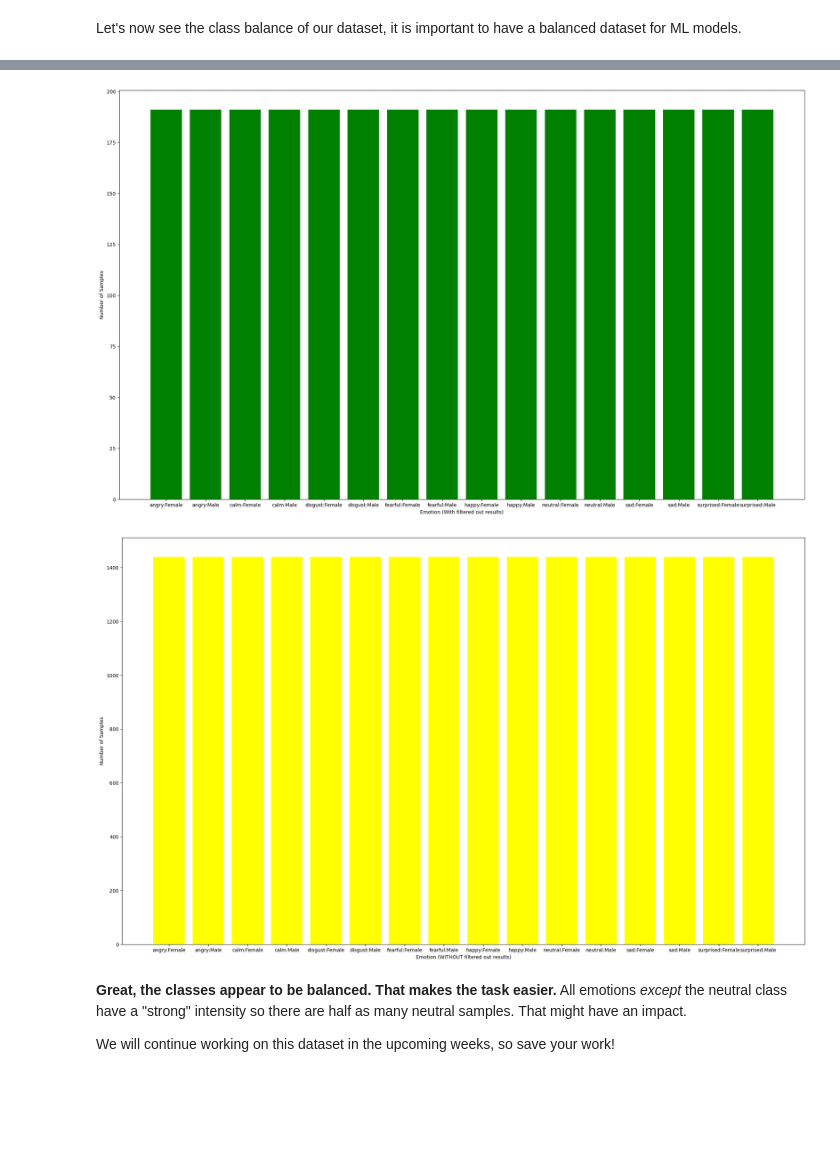
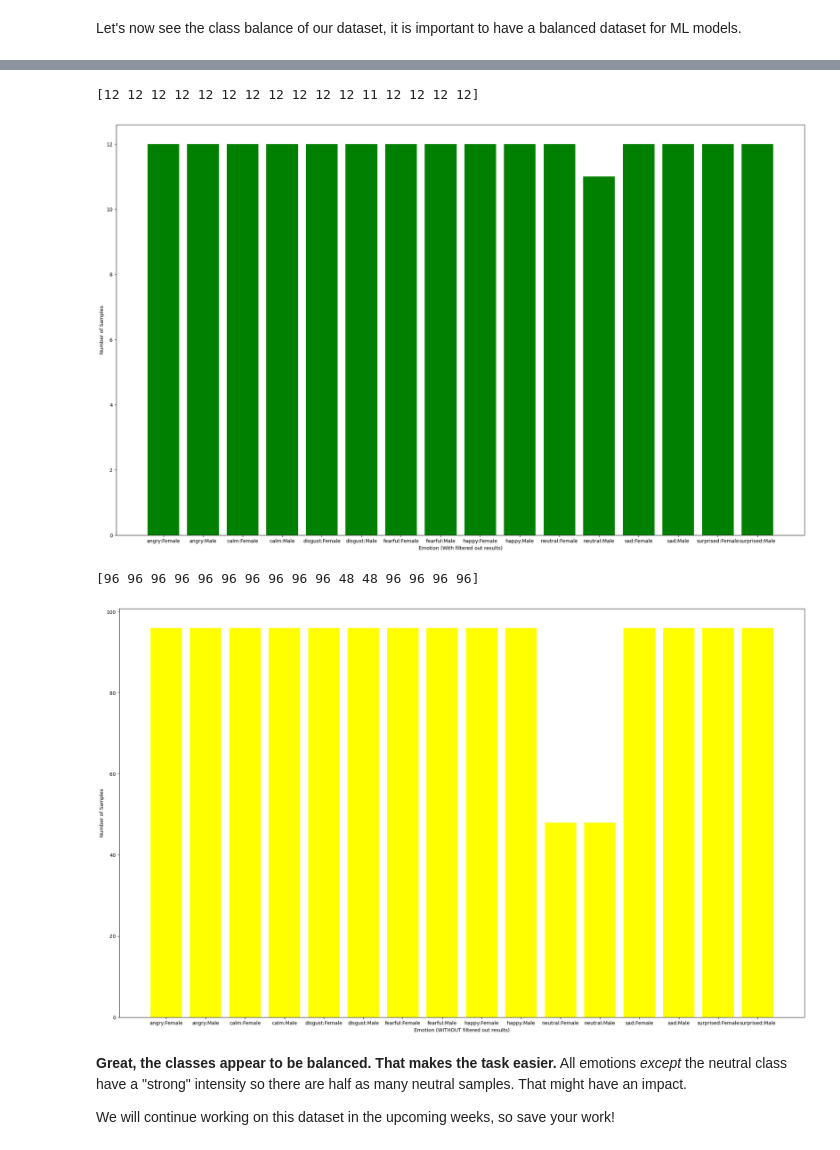
Before and after one commit to IAT-ExploringAI-2025/Week2-DataPreprocessing, a Jupyter notebook: Week 2.ipynb, the cells around one changed output, grey strips where cells are left out. Cells and saved outputs as stored; diff of their text form; code cells hidden in the pictures; blank space fills up the shorter version.

```diff
--- a/Week 2.ipynb
+++ b/Week 2.ipynb
@@ -805,43 +805,54 @@ for x in range(len(features)): #No need to do comparisons to check array list be
     continue;
 
 #create the graph
-plt.bar(x=range(16), height=len(emotionFeature), color="green")
+emotionFeature, count = np.unique(emotionFeature, return_counts=True)
+print(count)
+plt.bar(x=range(16), height=count, color="green")
 plt.xticks(ticks=range(len(labelFinal)), labels = [category for category in labelFinal],fontsize=10)
 plt.xlabel('Emotion (With filtered out results)')
 plt.tick_params(labelsize=10)
 plt.ylabel('Number of Samples')
 plt.show()
 
 
 #Note for later, but is this data correct? It doesnt really line up with the first graph (which represents the general view of the data, neutral should be lower than the other ones and im very doubtful that they are equal.)
 
 
 
 #plot emotion in relation to gender without filtering
 plt.figure(figsize=(25, 15))
 plt.subplot(1, 1, 1)
 
 emotion_list, count = np.unique(emotions, return_counts=True)
 features_list, count = np.unique(features, return_counts=True)
 
+#find all unique possiblities of emotions
 for x in range(len(emotion_list)):
   for y in range(len(features_list)):
     labelFinal2.append(emotion_list[x] + ":" + features_list[y])
 
+#find all combinations of emotions
 for x in range(len(features)):
   emotionFeature2.append([emotions[x][:]+" "+features[x][:]])
 
-plt.bar(x=range(16), height=len(emotionFeature2), color="yellow")
+#create the graph
+emotionFeature2, count = np.unique(emotionFeature2, return_counts=True)
+print(count)
+plt.bar(x=range(16), height=count, color="yellow")
 plt.xticks(ticks=range(len(labelFinal2)), labels = [category for category in labelFinal2],fontsize=10)
 plt.xlabel('Emotion (WITHOUT filtered out results)')
 plt.tick_params(labelsize=10)
 plt.ylabel('Number of Samples')
+
+
 plt.show()
 # %% [output]
 [figure]
 [figure]
+[12 12 12 12 12 12 12 12 12 12 12 11 12 12 12 12]
-[figure, old version]
+[figure, new version]
+[96 96 96 96 96 96 96 96 96 96 48 48 96 96 96 96]
-[figure, old version]
+[figure, new version]
 # %% [markdown]
 **Great, the classes appear to be balanced. That makes the task easier.** All emotions _except_ the neutral class have a "strong" intensity so there are half as many neutral samples. That might have an impact.
 
```
